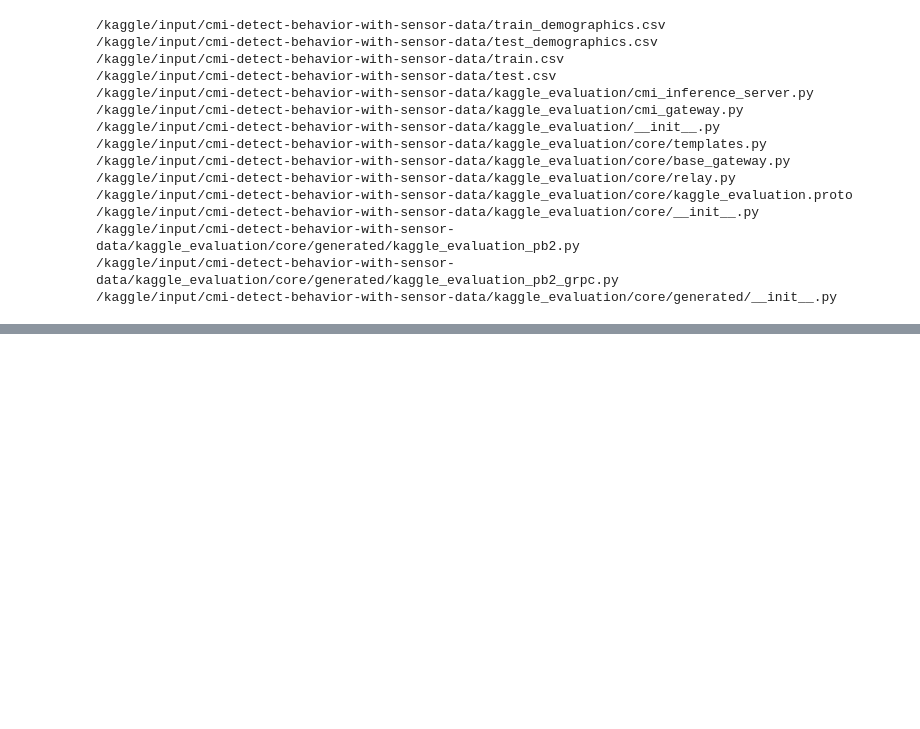
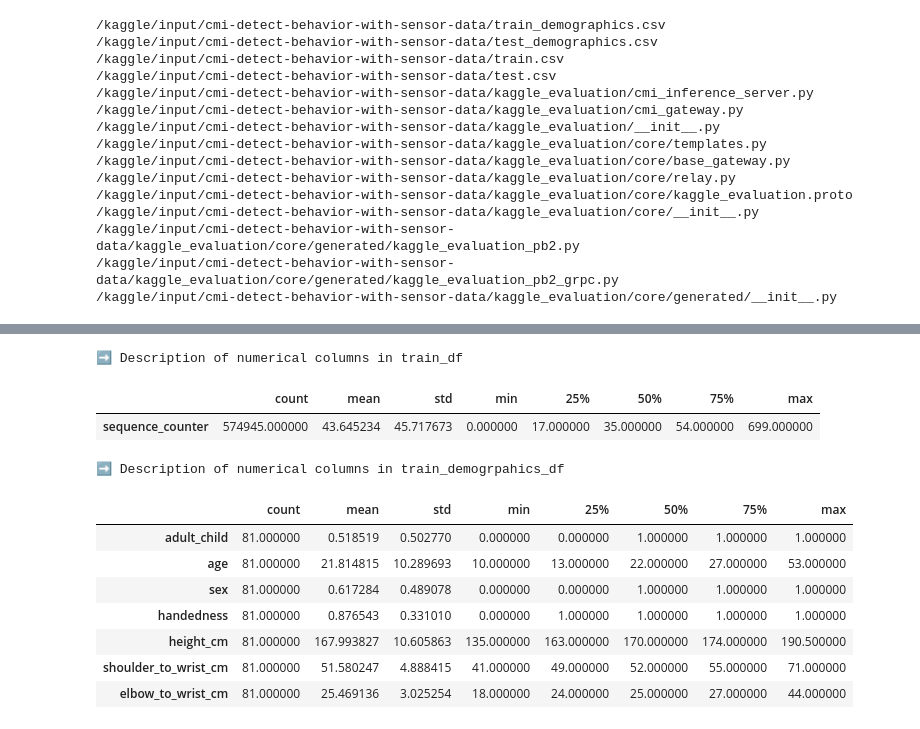
Before and after one commit to mhs170/CMI-Detect-Behavior-with-Sensor-Data, a Jupyter notebook: cmi-submission.ipynb, the cells around one changed output, grey strips where cells are left out. Saved outputs shown, nothing was run; the diff lists cells and outputs as text; code cells hidden in the pictures; blank space fills up the shorter version.

```diff
--- a/cmi-submission.ipynb
+++ b/cmi-submission.ipynb
@@ -32,5 +32,3 @@ for dirname, _, filenames in os.walk('/kaggle/input'):
 /kaggle/input/cmi-detect-behavior-with-sensor-data/kaggle_evaluation/core/generated/kaggle_evaluation_pb2.py
 /kaggle/input/cmi-detect-behavior-with-sensor-data/kaggle_evaluation/core/generated/kaggle_evaluation_pb2_grpc.py
 /kaggle/input/cmi-detect-behavior-with-sensor-data/kaggle_evaluation/core/generated/__init__.py
-# %%
-df = pd.read_csv("/kaggle/input/cmi-detect-behavior-with-sensor-data/train_demographics.csv")
@@ -36,0 +44,13 @@ df = pd.read_csv("/kaggle/input/cmi-detect-behavior-with-sensor-data/train_demog
+# %%
+datasets = {
+    "Train Demographics": train_demographics_df,
+    "Train Data": train_df,
+    "Test Demographics": test_demographics_df,
+    "Test Data": test_df,
+}
+
+for name, df in datasets.items():
+    num_rows, num_cols = df.shape
+    print(f"{name}:")
+    print(f"  Number of Rows: {num_rows}")
+    print(f"  Number of Columns: {num_cols}\n")
@@ -36,0 +125,27 @@ df = pd.read_csv("/kaggle/input/cmi-detect-behavior-with-sensor-data/train_demog
+# %%
+excluded_prefixes = ('acc_', 'rot_', 'thm_', 'tof_')
+
+def filtered_describe(df, name):
+    # Exclude sensor columns
+    filtered_cols = [col for col in df.columns
+                     if not col.startswith(excluded_prefixes) and pd.api.types.is_numeric_dtype(df[col])]
+
+    # Describe and style
+    print(f'\n➡️ Description of numerical columns in {name}')
+    return df[filtered_cols].describe().T.style.background_gradient(cmap='viridis')
+
+display(filtered_describe(train_df, "train_df"))
+display(filtered_describe(train_demographics_df, "train_demogrpahics_df"))
+# %% [output]
+➡️ Description of numerical columns in train_df
+|  | count | mean | std | min | 25% | 50% | 75% | max |
+| sequence_counter | 574945.000000 | 43.645234 | 45.717673 | 0.000000 | 17.000000 | 35.000000 | 54.000000 | 699.000000 |
+➡️ Description of numerical columns in train_demogrpahics_df
+|  | count | mean | std | min | 25% | 50% | 75% | max |
+| adult_child | 81.000000 | 0.518519 | 0.502770 | 0.000000 | 0.000000 | 1.000000 | 1.000000 | 1.000000 |
+| age | 81.000000 | 21.814815 | 10.289693 | 10.000000 | 13.000000 | 22.000000 | 27.000000 | 53.000000 |
+| sex | 81.000000 | 0.617284 | 0.489078 | 0.000000 | 0.000000 | 1.000000 | 1.000000 | 1.000000 |
+| handedness | 81.000000 | 0.876543 | 0.331010 | 0.000000 | 1.000000 | 1.000000 | 1.000000 | 1.000000 |
+| height_cm | 81.000000 | 167.993827 | 10.605863 | 135.000000 | 163.000000 | 170.000000 | 174.000000 | 190.500000 |
+| shoulder_to_wrist_cm | 81.000000 | 51.580247 | 4.888415 | 41.000000 | 49.000000 | 52.000000 | 55.000000 | 71.000000 |
+| elbow_to_wrist_cm | 81.000000 | 25.469136 | 3.025254 | 18.000000 | 24.000000 | 25.000000 | 27.000000 | 44.000000 |
```
Also changed, not shown: parts of 11 cells of this notebook.
